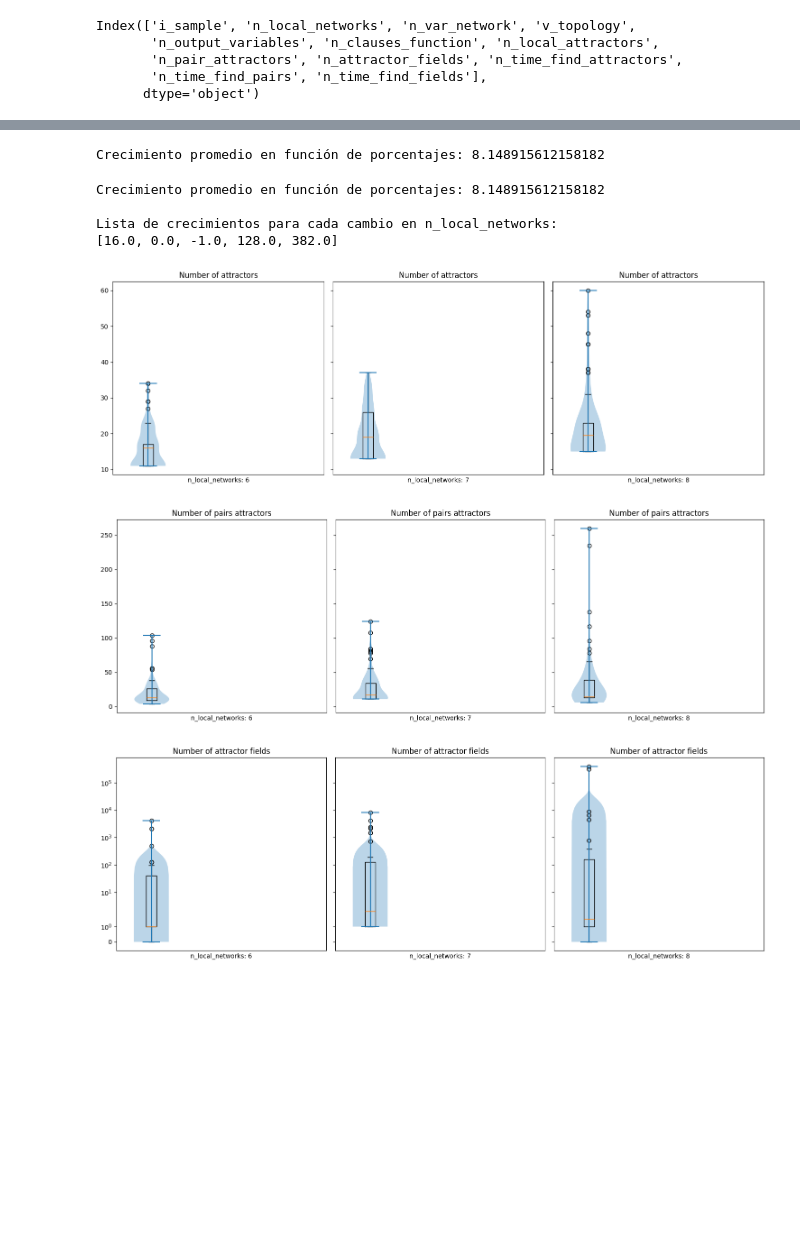
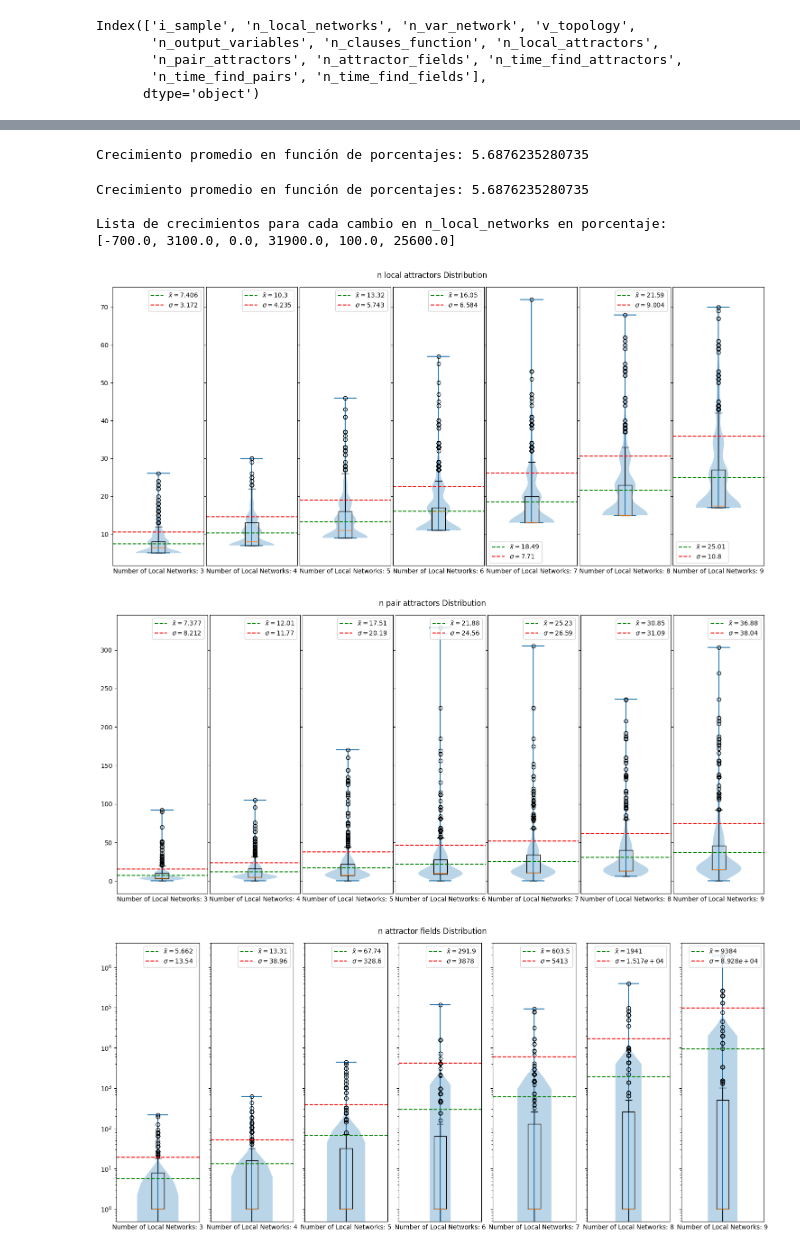
Before and after one commit to crptcusco/cbnetwork, a Jupyter notebook: experiments/scalability/6_linear_aleatory/exp6_analisys.ipynb, the cells around one changed output, grey strips where cells are left out. Cells and saved outputs as stored; diff of their text form; code cells hidden in the pictures; blank space fills up the shorter version.

```diff
--- a/experiments/scalability/6_linear_aleatory/exp6_analisys.ipynb
+++ b/experiments/scalability/6_linear_aleatory/exp6_analisys.ipynb
@@ -7,7 +7,7 @@ import pandas as pd
 import matplotlib.pyplot as plt
 
 # Read the database
-df = pd.read_csv("outputs/exp6_linear_aleatory_3_8_100/data.csv")
+df = pd.read_csv("outputs/exp6_linear_aleatory_3_9_1000/data.csv")
 
 # show the column names
 df.keys()
@@ -90,7 +83,7 @@ average_growth_rate_percentage = (average_growth_rate / df['n_attractor_fields']
 
 print("Crecimiento promedio en función de porcentajes:", average_growth_rate_percentage)
 # %% [output]
-Crecimiento promedio en función de porcentajes: 8.148915612158182
+Crecimiento promedio en función de porcentajes: 5.6876235280735
 # %%
 import pandas as pd
 import numpy as np
@@ -125,52 +118,54 @@ print("Crecimiento promedio en función de porcentajes:", average_growth_rate_pe
 growth_list = []
 
 for index, row in df_sorted.iterrows():
-    growth = row['diff_n_attractor_fields'] / row['diff_n_local_networks']
+    growth = (row['diff_n_attractor_fields'] / row['diff_n_local_networks']) * 100
     growth_list.append(growth)
 
-print("\nLista de crecimientos para cada cambio en n_local_networks:")
+print("\nLista de crecimientos para cada cambio en n_local_networks en porcentaje:")
 print(growth_list)
 # %% [output]
-Crecimiento promedio en función de porcentajes: 8.148915612158182
+Crecimiento promedio en función de porcentajes: 5.6876235280735
 
-Lista de crecimientos para cada cambio en n_local_networks:
-[16.0, 0.0, -1.0, 128.0, 382.0]
+Lista de crecimientos para cada cambio en n_local_networks en porcentaje:
+[-700.0, 3100.0, 0.0, 31900.0, 100.0, 25600.0]
 # %%
 import matplotlib.pyplot as plt
 
-# Suponiendo que tu DataFrame se llama df
-# df = ...  # Aquí cargarías tu DataFrame
+df_local_networks_n = df
 
-# Filtrar el DataFrame para incluir solo los tres últimos valores de 'n_local_networks'
-df_local_networks_n = df[df['n_local_networks'].isin(df['n_local_networks'].unique()[-3:])]
+# Obtener los últimos tres valores únicos de n_local_networks
+n_local_networks_unique = df_local_networks_n['n_local_networks'].unique()
+n_local_networks_last_three = sorted(n_local_networks_unique)
 
 # Violin graphs
-grouped = df_local_networks_n.groupby("n_local_networks")
+attributes = ['n_local_attractors', 'n_pair_attractors', 'n_attractor_fields']
 
-# Define labels for the y-axis
-labels = {key: label for key, label in zip(df_local_networks_n.keys()[-6:-3], [
-    "Number of attractors",
-    "Number of pairs attractors",
-    "Number of attractor fields"])}
+for attribute in attributes:
+    fig, axs = plt.subplots(1, len(n_local_networks_last_three), sharey=True, figsize=(15, 7))
 
-# Define whether to use log scale for each metric
-log_scale = {key: label for key, label in zip(df_local_networks_n.keys()[-6:-3], [False, False, True])}
+    for i, n_networks in enumerate(n_local_networks_last_three):
+        data = df_local_networks_n[df_local_networks_n['n_local_networks'] == n_networks][attribute]
 
-for key in df_local_networks_n.keys()[-6:-3]:
-    fig, axs = plt.subplots(1, len(grouped), sharey=True, figsize=(15, 5))  # Ajuste del tamaño de la figura
-    for ax, (n_local_networks, group) in zip(axs, grouped):
-        data = group[key]
-        if log_scale[key]:
-            ax.set_yscale('symlog')
-        ax.boxplot(data)
-        ax.violinplot(data)
-        ax.set_xlabel(f'n_local_networks: {n_local_networks}')
-        ax.set_xticks([])
-        ax.set_xlim((0.5, len(grouped) + 0.5))
-        ax.set_title(labels[key])
-    fig.tight_layout()  # Ajuste del espaciado entre subgráficos
-    plt.show()
+        axs[i].violinplot(data)
+        axs[i].boxplot(data)
+        axs[i].set_xlabel(f'Number of Local Networks: {n_networks}')
+        axs[i].set_xticks([])
+        axs[i].set_xlim((0.5, 1.5))
+
+        mean = data.mean()
+        std_dev = data.std()
+        axs[i].axhline(mean, color='g', ls='--', label=fr'$\bar{{x}}={mean:.4g}$')
+        axs[i].axhline(mean + std_dev, color='r', ls='--', label=fr'$\sigma={std_dev:.4g}$')
+        axs[i].legend()
+
+        if attribute == 'n_attractor_fields':  # Aplicar escala log solo en el último atributo
+            axs[i].set_yscale('log')
+
+    fig.suptitle(f'{attribute.replace("_", " ")} Distribution')
+    fig.tight_layout(w_pad=0)
+
+plt.show()
 # %% [output]
-[figure, old version]
+[figure, new version]
-[figure, old version]
+[figure, new version]
-[figure, old version]
+[figure, new version]
```
Also changed, not shown: parts of 5 cells of this notebook, 10 other files.
